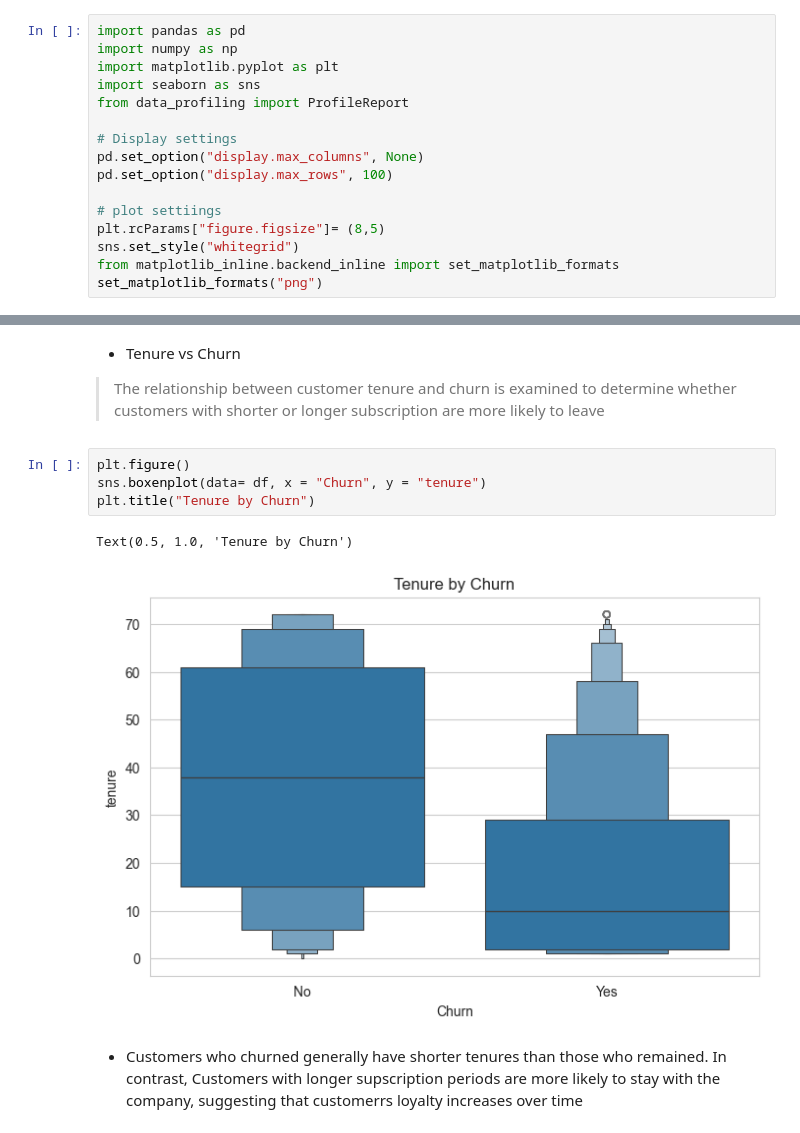
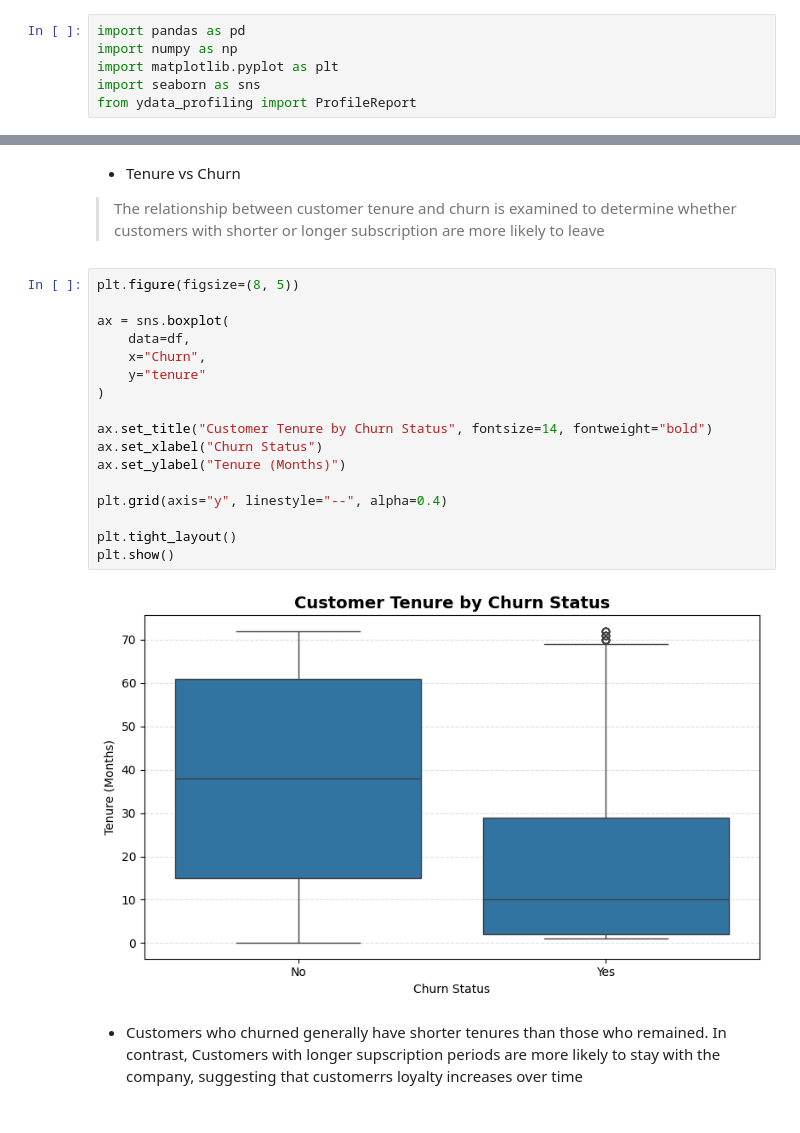
Before and after one commit to Dalia-hossam/Customer-Churn-Prediction, a Jupyter notebook: notebooks/01_EDA.ipynb, the cells around one changed output, grey strips where cells are left out. Drawn from its saved outputs; the diff is of its cells as text.

```diff
--- a/notebooks/01_EDA.ipynb
+++ b/notebooks/01_EDA.ipynb
@@ -18,17 +20,7 @@ import pandas as pd
 import numpy as np
 import matplotlib.pyplot as plt
 import seaborn as sns
-from data_profiling import ProfileReport
-
-# Display settings
-pd.set_option("display.max_columns", None)
-pd.set_option("display.max_rows", 100)
-
-# plot settiings
-plt.rcParams["figure.figsize"]= (8,5)
-sns.set_style("whitegrid")
-from matplotlib_inline.backend_inline import set_matplotlib_formats
-set_matplotlib_formats("png")
+from ydata_profiling import ProfileReport
 # %% [markdown]
 ## 2. **Load the Dataset**
 
@@ -419,12 +415,24 @@ for col in numerical_cols:
 
 > The relationship between customer tenure and churn is examined to determine whether customers with shorter or longer subscription are more likely to leave
 # %%
-plt.figure()
-sns.boxenplot(data= df, x = "Churn", y = "tenure")
-plt.title("Tenure by Churn")
+plt.figure(figsize=(8, 5))
+
+ax = sns.boxplot(
+    data=df,
+    x="Churn",
+    y="tenure"
+)
+
+ax.set_title("Customer Tenure by Churn Status", fontsize=14, fontweight="bold")
+ax.set_xlabel("Churn Status")
+ax.set_ylabel("Tenure (Months)")
+
+plt.grid(axis="y", linestyle="--", alpha=0.4)
+
+plt.tight_layout()
+plt.show()
 # %% [output]
-Text(0.5, 1.0, 'Tenure by Churn')
-[figure, old version]
+[figure, new version]
 # %% [markdown]
 - Customers who churned generally have shorter tenures than those who remained. In contrast,  Customers with longer supscription periods are more likely to stay with the company, suggesting that customerrs loyalty increases over time
 # %% [markdown]
```
Also changed, not shown: parts of 15 cells of this notebook, 24 other files.
